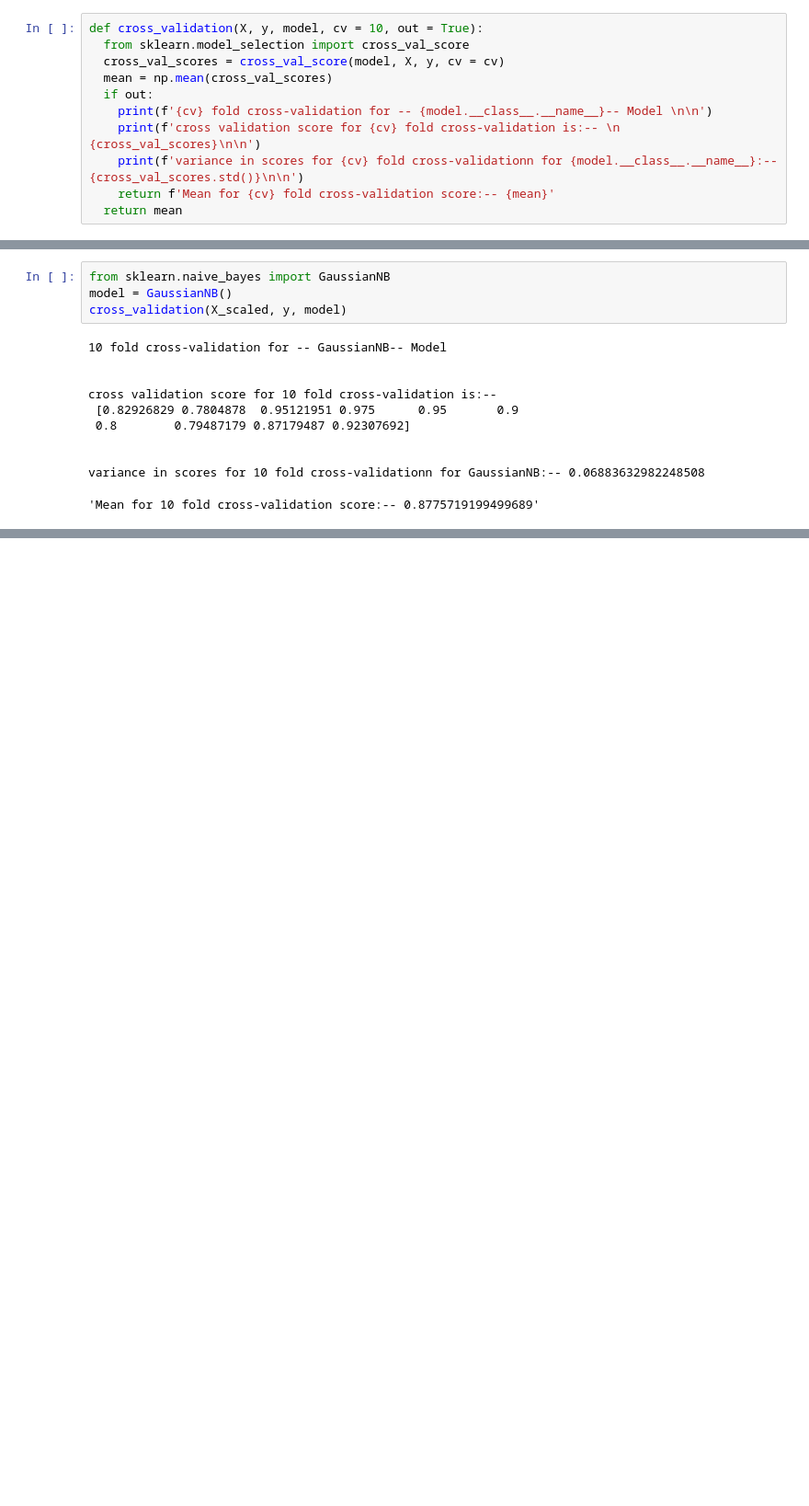
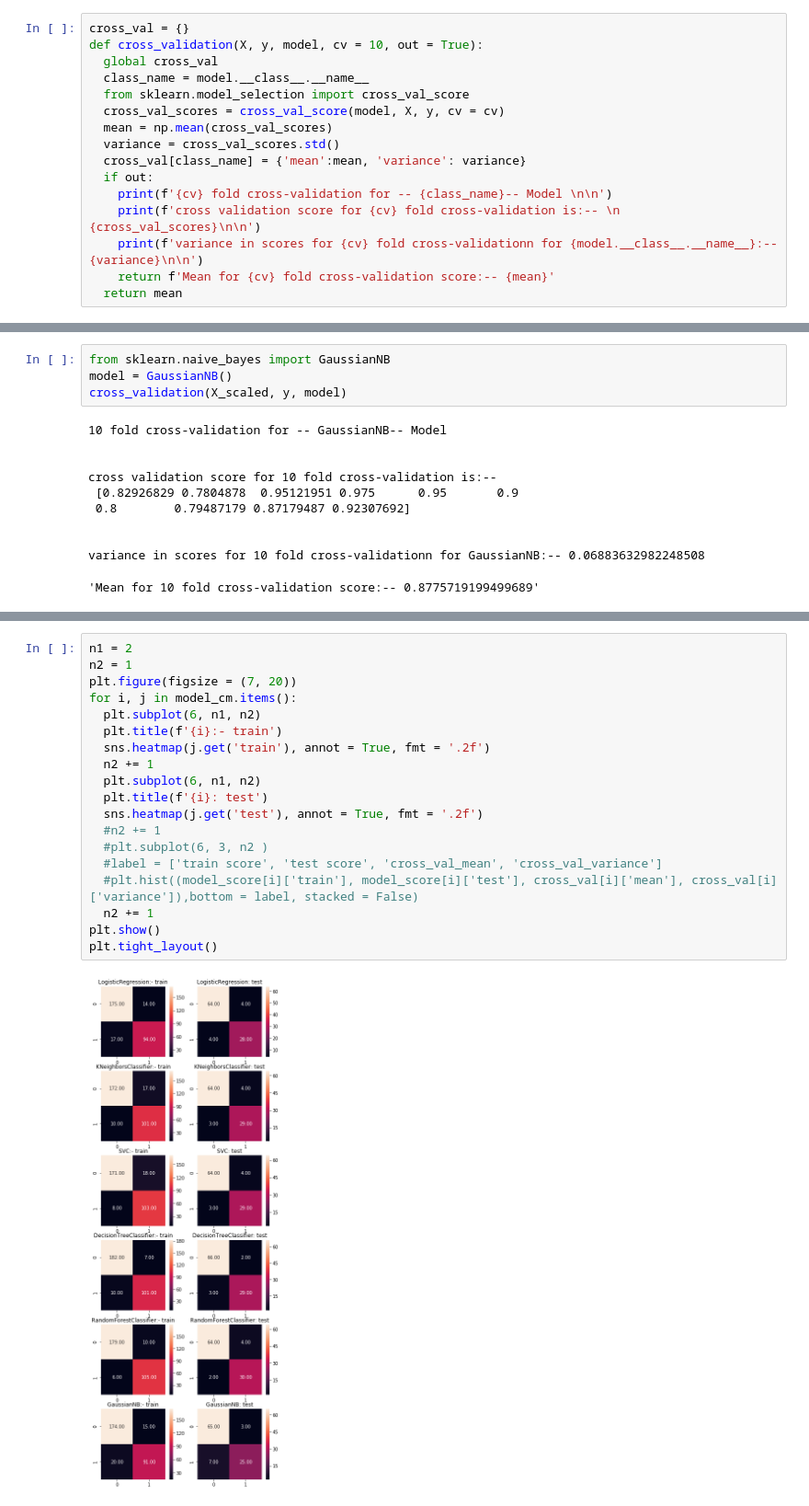
Before and after one commit to noushadkhan01/ML-and-DL-by-SuperDataScience, a Jupyter notebook: Machine-Learning/Part 3 - Classification/All_Classification_algorithms_on_Advertising_Data.ipynb, the cells around one changed output, grey strips where cells are left out. Shown: that part at 92% size. Cells and saved outputs as stored; diff of their text form; blank space fills up the shorter version.

```diff
--- a/Machine-Learning/Part 3 - Classification/All_Classification_algorithms_on_Advertising_Data.ipynb
+++ b/Machine-Learning/Part 3 - Classification/All_Classification_algorithms_on_Advertising_Data.ipynb
@@ -113,14 +119,19 @@ def model_fit(X_train, X_test, model):
 # %% [markdown]
 ### Cross_validation
 # %%
+cross_val = {}
 def cross_validation(X, y, model, cv = 10, out = True):
+  global cross_val
+  class_name = model.__class__.__name__
   from sklearn.model_selection import cross_val_score
   cross_val_scores = cross_val_score(model, X, y, cv = cv)
   mean = np.mean(cross_val_scores)
+  variance = cross_val_scores.std()
+  cross_val[class_name] = {'mean':mean, 'variance': variance}
   if out:
-    print(f'{cv} fold cross-validation for -- {model.__class__.__name__}-- Model \n\n')
+    print(f'{cv} fold cross-validation for -- {class_name}-- Model \n\n')
     print(f'cross validation score for {cv} fold cross-validation is:-- \n {cross_val_scores}\n\n')
-    print(f'variance in scores for {cv} fold cross-validationn for {model.__class__.__name__}:-- {cross_val_scores.std()}\n\n')
+    print(f'variance in scores for {cv} fold cross-validationn for {model.__class__.__name__}:-- {variance}\n\n')
     return f'Mean for {cv} fold cross-validation score:-- {mean}'
   return mean
 # %% [markdown]
@@ -850,0 +900,21 @@ variance in scores for 10 fold cross-validationn for GaussianNB:-- 0.06883632982
+# %%
+n1 = 2
+n2 = 1
+plt.figure(figsize = (7, 20))
+for i, j in model_cm.items():
+  plt.subplot(6, n1, n2)
+  plt.title(f'{i}:- train')
+  sns.heatmap(j.get('train'), annot = True, fmt = '.2f')
+  n2 += 1
+  plt.subplot(6, n1, n2)
+  plt.title(f'{i}: test')
+  sns.heatmap(j.get('test'), annot = True, fmt = '.2f')
+  #n2 += 1
+  #plt.subplot(6, 3, n2 )
+  #label = ['train score', 'test score', 'cross_val_mean', 'cross_val_variance']
+  #plt.hist((model_score[i]['train'], model_score[i]['test'], cross_val[i]['mean'], cross_val[i]['variance']),bottom = label, stacked = False)
+  n2 += 1
+plt.show()
+plt.tight_layout()
+# %% [output]
+[figure, added]
```
Also changed, not shown: parts of 15 cells of this notebook.
